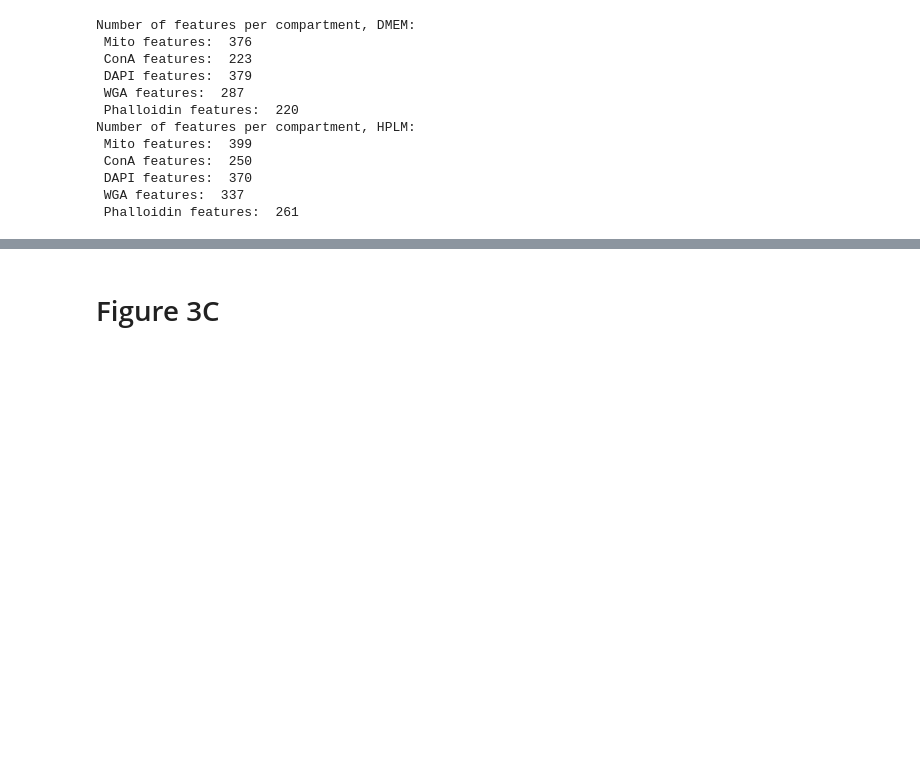
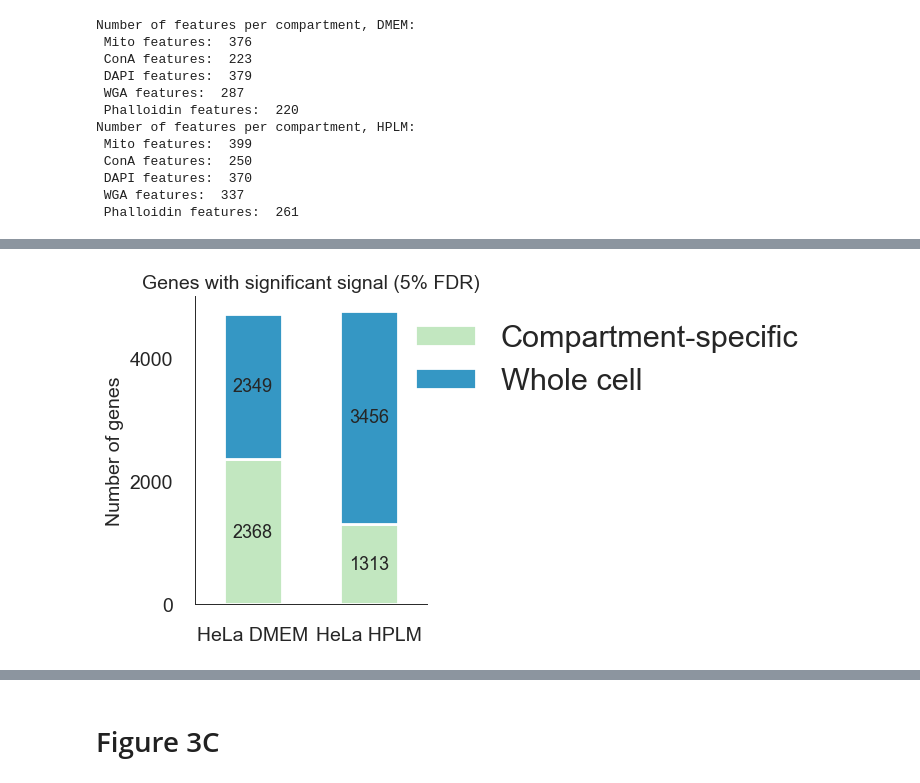
Before and after one commit to broadinstitute/2022_PERISCOPE, a Jupyter notebook: 3_HELA_WGS_Summary/Figure_3.ipynb, the cells around one changed output, grey strips where cells are left out. Drawn from its saved outputs; the diff is of its cells as text; code cells hidden in the pictures; blank space fills up the shorter version.

```diff
--- a/3_HELA_WGS_Summary/Figure_3.ipynb
+++ b/3_HELA_WGS_Summary/Figure_3.ipynb
@@ -68,7 +72,7 @@ for (df_p_value, condition) in [(df_p_values_DMEM, 'DMEM'), (df_p_values_HPLM, '
       dapi_list = [feature for feature in df_p_value.columns if 'dapi'  in feature.lower()]
       wga_list = [feature for feature in df_p_value.columns if 'wga'  in feature.lower()]
       phalloidin_list = [feature for feature in df_p_value.columns if 'phalloidin'  in feature.lower()]
-      feature_dict[condition] = {'mito':mito_list,'cona':cona_list,'dapi':dapi_list,'wga':wga_list,'phalloidin':phalloidin_list,'sum':features}
+      feature_dict[condition] = {'Mito':mito_list,'ConA':cona_list,'DAPI':dapi_list,'WGA':wga_list,'Phalloidin':phalloidin_list,'Sum':features}
       print(f'Number of features per compartment, {condition}: ','\n',
             'Mito features: ',len(mito_list),'\n',
             'ConA features: ',len(cona_list),'\n',
@@ -88,19 +92,3 @@ Number of features per compartment, HPLM:
  DAPI features:  370
  WGA features:  337
  Phalloidin features:  261
-# %%
-# Calculate false discovery rate (FDR)
-def FDR_5(control_sig_feature):
-    total = len(control_sig_feature)
-    fdr_5 = int(total/20)
-    FDR_dict = {}
-    for channel in ['Mito','ConA','WGA','DAPI','Phalloidin','Sum']:
-        count = 0
-        c = 200
-        feat_5 = 0
-        while feat_5 <= fdr_5:
-            feat_5 = len(control_sig_feature.query('@channel > @c'))
-            count = c + 1
-            c-=1
-        FDR_dict[channel] = count
-    return FDR_dict['Mito'], FDR_dict['ConA'], FDR_dict['WGA'], FDR_dict['DAPI'], FDR_dict['Phalloidin'], FDR_dict['Sum']
@@ -107,5 +145,6 @@ def FDR_5(control_sig_feature):
 # %%
 # Quantification of number of significant features per compartment at a certain p-value
+threshold_dict = {}
 for (df_p_values, condition) in [(df_p_values_DMEM, 'DMEM'), (df_p_values_HPLM, 'HPLM')]:
     p_value = 0.001
     gene_list = list(df_p_values.index)
@@ -126,7 +165,9 @@ for (df_p_values, condition) in [(df_p_values_DMEM, 'DMEM'), (df_p_values_HPLM,
 
     # Compute and print the threshold for FDR calculations at 5% from the 0 TPM gene perturbations
     mito_5, cona_5, wga_5, dapi_5, phal_5,sum_5 = FDR_5(df_sig_feature_zero_tpm)
-    print('Mito genes', mito_5, '\n',
+    threshold_dict[condition] = {'Mito':mito_5, 'ConA':cona_5, 'WGA':wga_5, 'DAPI':dapi_5, 'Phalloidin':phal_5,'Sum':sum_5}
+    print(f'For HeLa {condition} \n'
+        'Mito genes', mito_5, '\n',
         'ConA genes', cona_5, '\n',
         'WGA genes', wga_5, '\n',
         'DAPI genes', dapi_5, '\n',
@@ -148,36 +202,35 @@ KeyError: "['CD1D1', 'CD1D2', 'CD200R2', 'CD8B1', 'CLEC2I', 'H13', 'H2-AA', 'H2-
 # %%
 # Plot hits summary for Fig 3A
-DMEM_whole_cell = len(df_sig_feature_expressed.query('Sum > @sum_5'))
-DMEM_comp_spec = len(df_sig_feature_expressed.query('Sum <= @sum_5').query('Phalloidin > @phal_5 | DAPI > @dapi_5 | WGA > @wga_5 | ConA > @cona_5 | Mito > @mito_5'))
-
 mpl.rc('axes', linewidth=0.7)
 mpl.rc('xtick', labelsize=14)
 mpl.rc('xtick', labelsize=14)
 
-fig, ax = plt.subplots( figsize=(2,4))
+fig, ax = plt.subplots(figsize=(3,4))
 colors = sns.color_palette('GnBu')[:8]
-hits_plot = pd.DataFrame({'Compartment-specific': [DMEM_comp_spec],
-                         'Whole cell': [DMEM_whole_cell] },
-                        index=['HeLa DMEM'])
+hits_plot = pd.DataFrame({'Compartment-specific': [len(comp_spec_hits_DMEM), len(comp_spec_hits_HPLM)],
+                         'Whole cell': [len(whole_cell_hits_DMEM),len(whole_cell_hits_HPLM)]},
+                        index=['HeLa DMEM','HeLa HPLM'])
 
 hits_plot.plot(kind='bar',
                stacked=True,
                color=[colors[1], colors[4]],
                legend = 'reverse',
                rot = 0,
                fontsize= 14,
                width = 0.5,
                ax=ax)
 
-ax.set_title('Genes with significant signal (5% FDR)',size=14)
+ax.set_title('Genes with significant signal (5% FDR)',size=14) #Genes with significant signal above noise
 ax.set_ylabel('Number of genes',size=14)
 
 ax.bar_label(ax.containers[0],label_type='center',size=13)
 ax.bar_label(ax.containers[1],label_type='center',size=13)
 ax.spines['top'].set_visible(False)
 ax.spines['right'].set_visible(False)
-ax.legend(loc="upper left", bbox_to_anchor=(0.68,1),frameon=False, ncol=1)
-fig.savefig(os.path.join(output_folder,'figure_panels','Fig3A_HeLa_DMEM_whole_cell_compartment_specific_hits.png',dpi = 300,bbox_inches='tight'))
+ax.legend(loc="upper left", bbox_to_anchor=(0.83,1),frameon=False, ncol=1)
+fig.savefig(os.path.join(output_folder,'figure_panels','Fig3A_HeLa_DMEM_HPLM_whole_cell_compartment_specific_hits.png'),dpi = 300,bbox_inches='tight')
+# %% [output]
+[figure, added]
 # %%
 # Plot hits summary for Fig 3B
 def absolute_value2(val):
```
Also changed, not shown: parts of 19 cells of this notebook, 1 other file.
